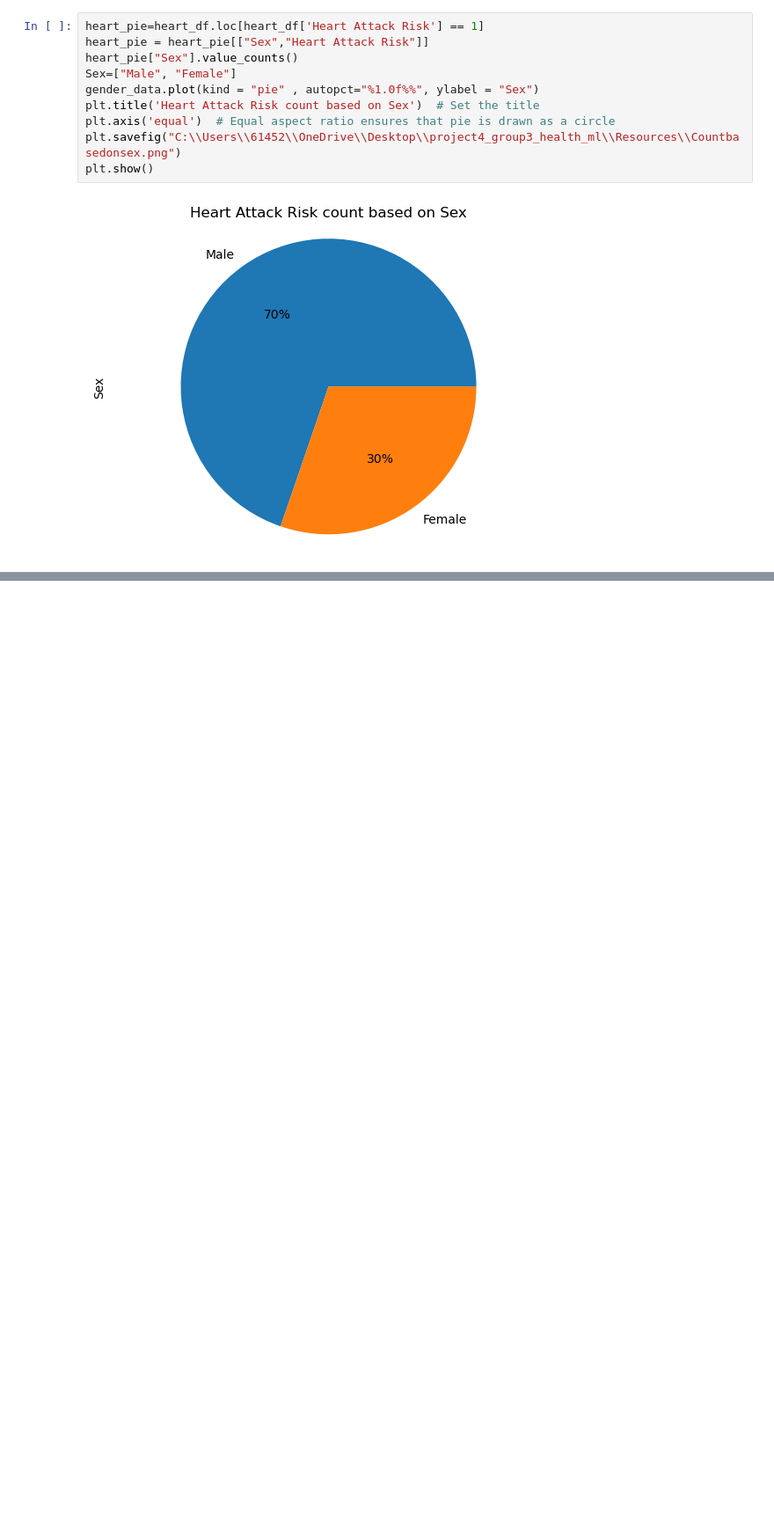
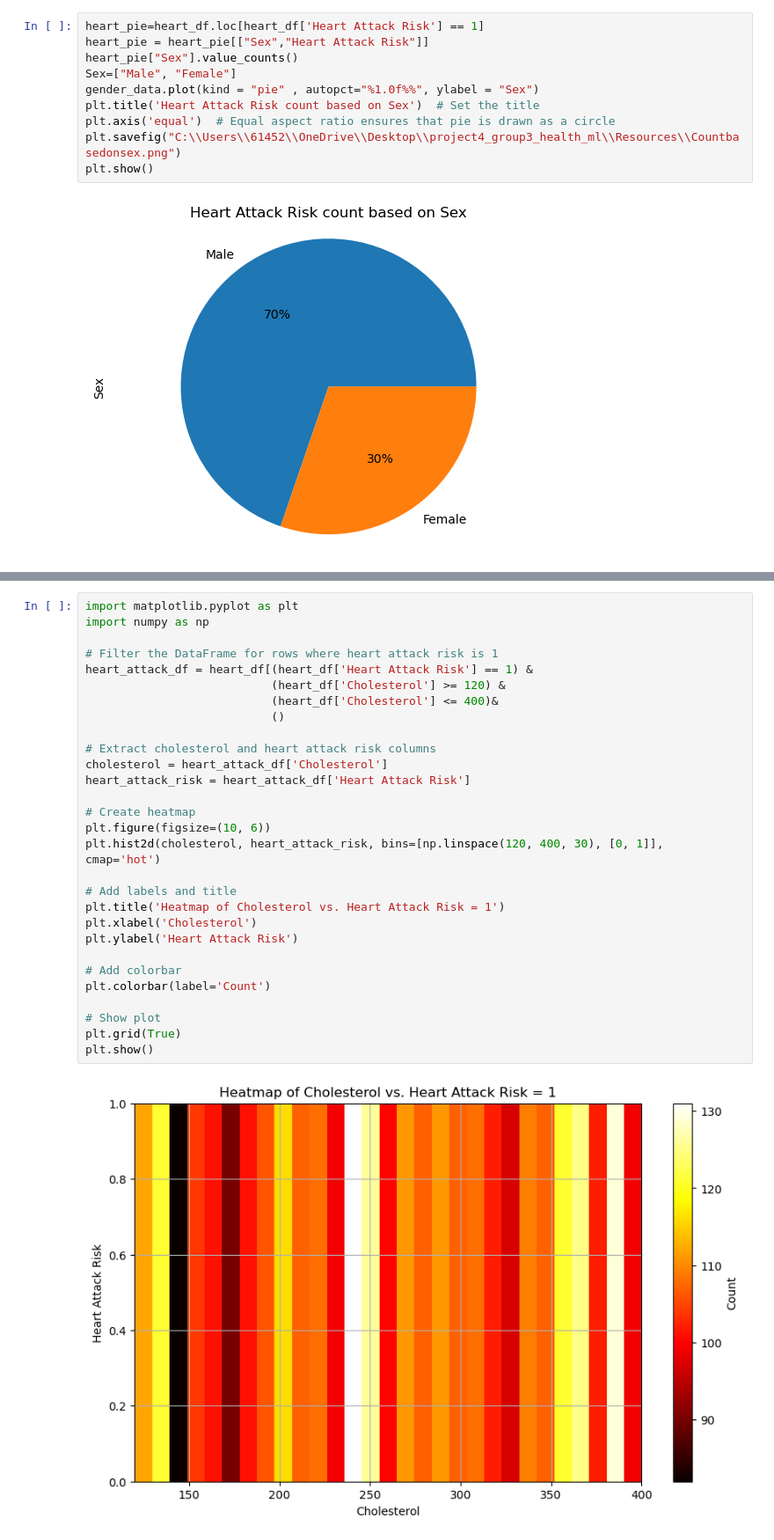
Before and after one commit to bill-leang/project4_group3_health_ml, a Jupyter notebook: visualisation.ipynb, the cells around one changed output, grey strips where cells are left out. Shown: that part at 88% size. Drawn from its saved outputs; the diff is of its cells as text; blank space fills up the shorter version.

```diff
--- a/visualisation.ipynb
+++ b/visualisation.ipynb
@@ -119,0 +120,31 @@ Name: Cholesterol, Length: 8763, dtype: int64
+# %%
+import matplotlib.pyplot as plt
+import numpy as np
+
+# Filter the DataFrame for rows where heart attack risk is 1
+heart_attack_df = heart_df[(heart_df['Heart Attack Risk'] == 1) &
+                           (heart_df['Cholesterol'] >= 120) &
+                           (heart_df['Cholesterol'] <= 400)&
+                           ()
+
+# Extract cholesterol and heart attack risk columns
+cholesterol = heart_attack_df['Cholesterol']
+heart_attack_risk = heart_attack_df['Heart Attack Risk']
+
+# Create heatmap
+plt.figure(figsize=(10, 6))
+plt.hist2d(cholesterol, heart_attack_risk, bins=[np.linspace(120, 400, 30), [0, 1]], cmap='hot')
+
+# Add labels and title
+plt.title('Heatmap of Cholesterol vs. Heart Attack Risk = 1')
+plt.xlabel('Cholesterol')
+plt.ylabel('Heart Attack Risk')
+
+# Add colorbar
+plt.colorbar(label='Count')
+
+# Show plot
+plt.grid(True)
+plt.show()
+# %% [output]
+[figure, added]
```
Also changed, not shown: parts of 5 cells of this notebook, 9 other files.
